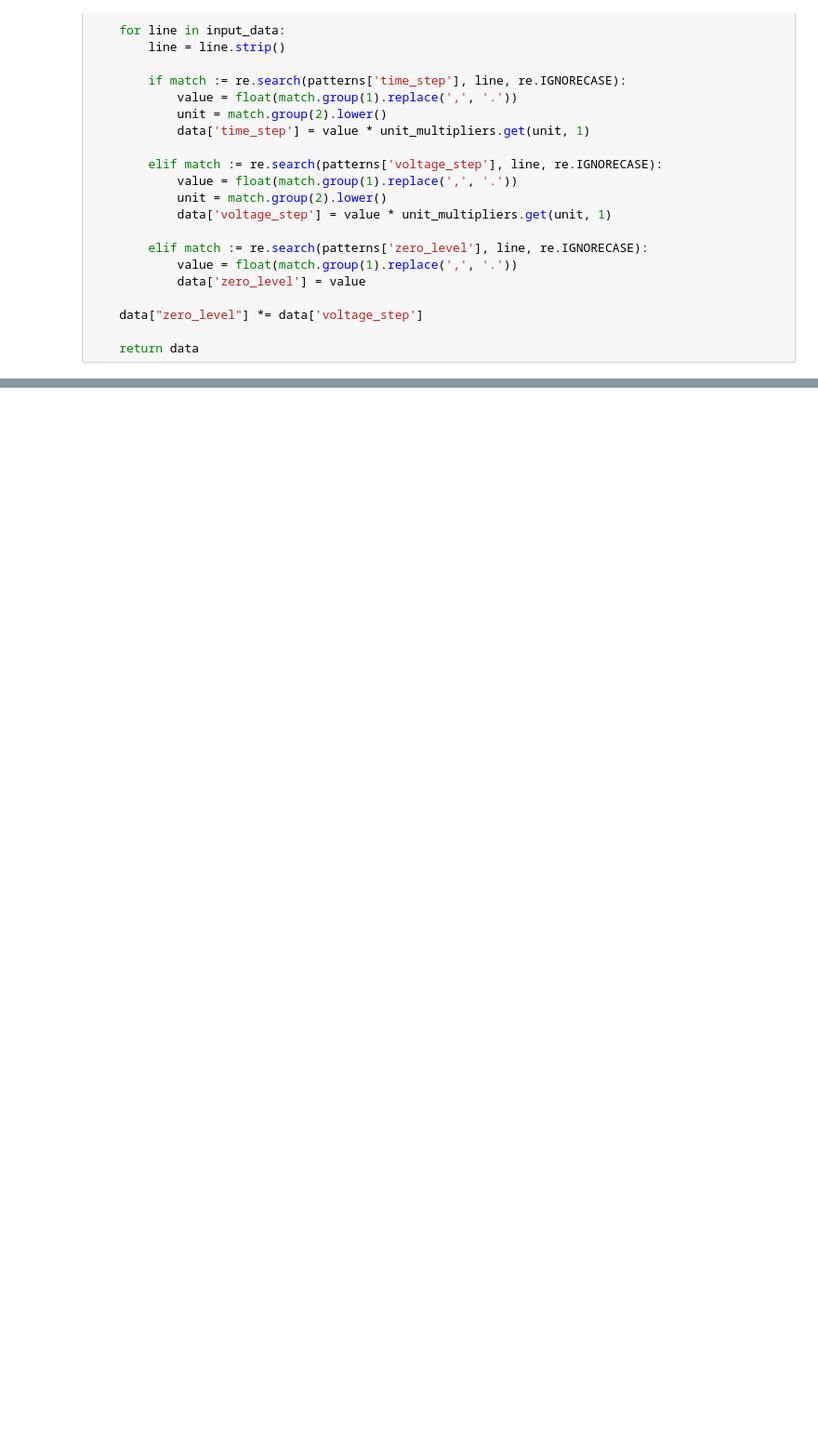
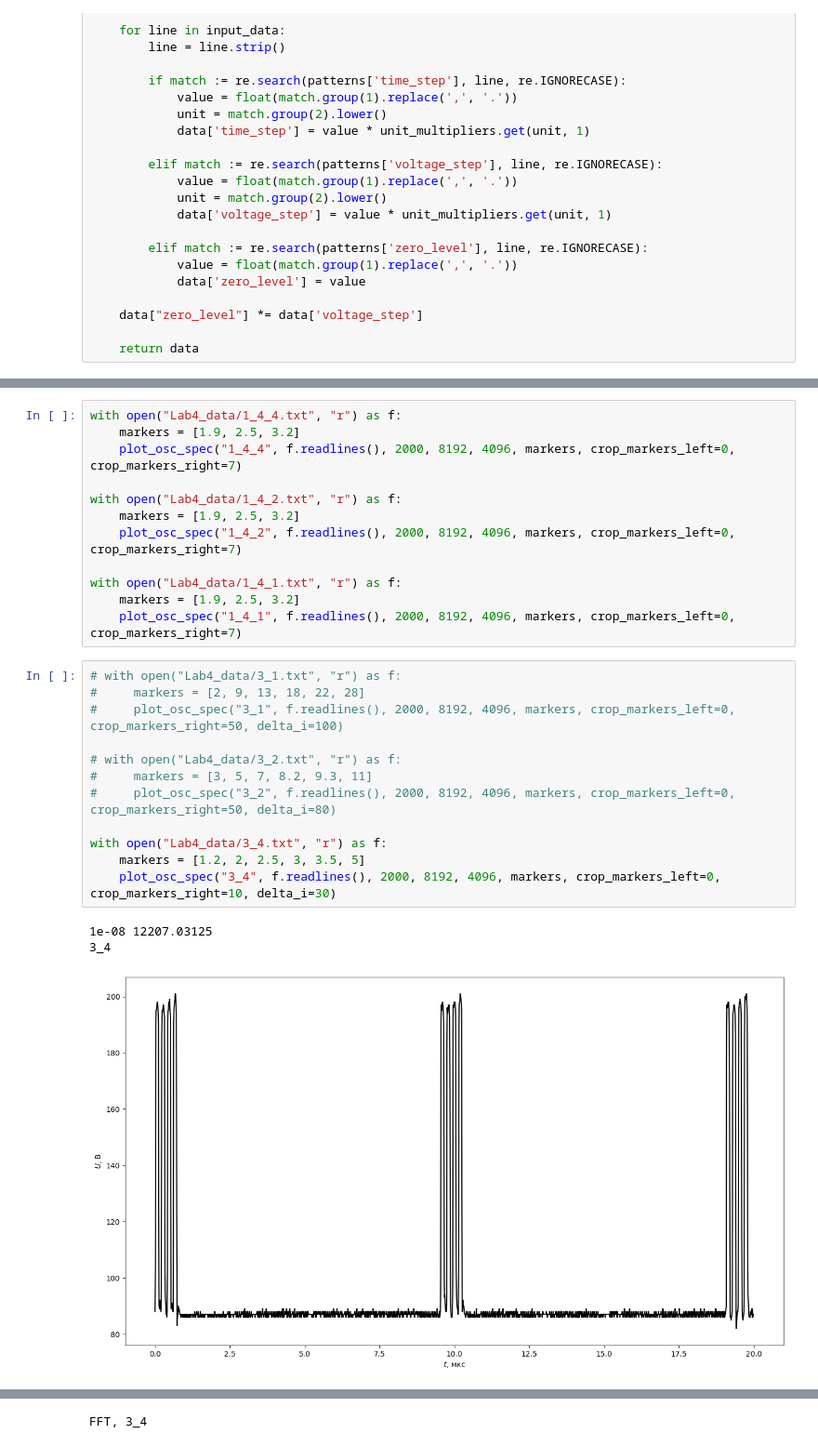
Before and after one commit to vlad-cool/RadioPhysicsLabs, a Jupyter notebook: Lab4_task.ipynb, the cells around one changed output, grey strips where cells are left out. Shown at 93% size. Drawn from its saved outputs; the diff is of its cells as text; blank space fills up the shorter version.

```diff
--- a/Lab4_task.ipynb
+++ b/Lab4_task.ipynb
@@ -199,0 +178,28 @@ FFT, 2_2
+# %%
+with open("Lab4_data/1_4_4.txt", "r") as f:
+    markers = [1.9, 2.5, 3.2]
+    plot_osc_spec("1_4_4", f.readlines(), 2000, 8192, 4096, markers, crop_markers_left=0, crop_markers_right=7)
+
+with open("Lab4_data/1_4_2.txt", "r") as f:
+    markers = [1.9, 2.5, 3.2]
+    plot_osc_spec("1_4_2", f.readlines(), 2000, 8192, 4096, markers, crop_markers_left=0, crop_markers_right=7)
+
+with open("Lab4_data/1_4_1.txt", "r") as f:
+    markers = [1.9, 2.5, 3.2]
+    plot_osc_spec("1_4_1", f.readlines(), 2000, 8192, 4096, markers, crop_markers_left=0, crop_markers_right=7)
+# %%
+# with open("Lab4_data/3_1.txt", "r") as f:
+#     markers = [2, 9, 13, 18, 22, 28]
+#     plot_osc_spec("3_1", f.readlines(), 2000, 8192, 4096, markers, crop_markers_left=0, crop_markers_right=50, delta_i=100)
+
+# with open("Lab4_data/3_2.txt", "r") as f:
+#     markers = [3, 5, 7, 8.2, 9.3, 11]
+#     plot_osc_spec("3_2", f.readlines(), 2000, 8192, 4096, markers, crop_markers_left=0, crop_markers_right=50, delta_i=80)
+
+with open("Lab4_data/3_4.txt", "r") as f:
+    markers = [1.2, 2, 2.5, 3, 3.5, 5]
+    plot_osc_spec("3_4", f.readlines(), 2000, 8192, 4096, markers, crop_markers_left=0, crop_markers_right=10, delta_i=30)
+# %% [output]
+1e-08 12207.03125
+3_4
+[figure, added]
@@ -199,0 +226 @@ FFT, 2_2
+FFT, 3_4
```
Also changed, not shown: parts of 5 cells of this notebook.
